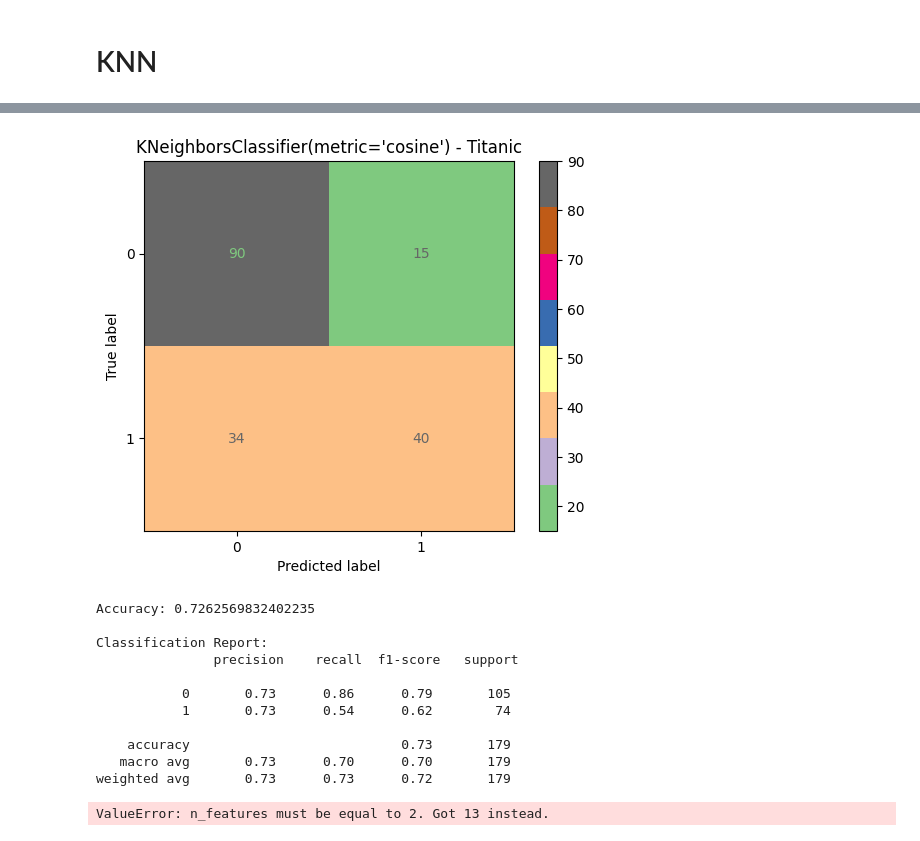
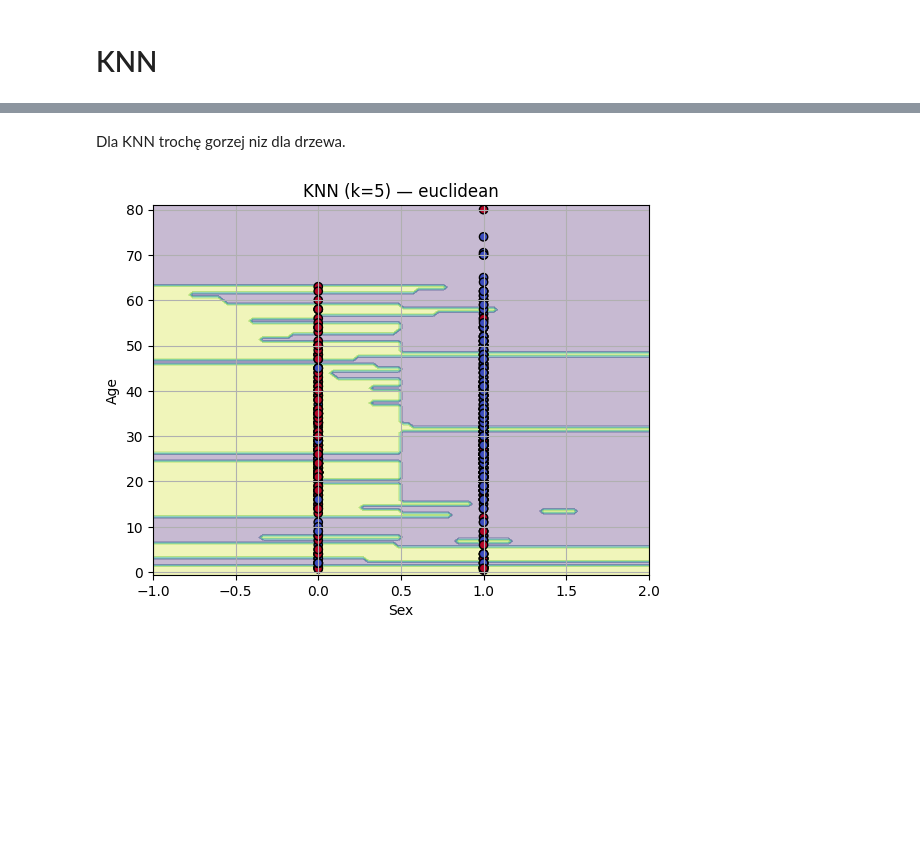
Before and after one commit to Solvro/ml-wakacyjne-wyzwanie-2025, a Jupyter notebook: 2_ml/ML_zadanie.ipynb, the cells around one changed output, grey strips where cells are left out. Cells and saved outputs as stored; diff of their text form; code cells hidden in the pictures; blank space fills up the shorter version.

```diff
--- a/2_ml/ML_zadanie.ipynb
+++ b/2_ml/ML_zadanie.ipynb
@@ -202,0 +227,5 @@ weighted avg       0.34      0.59      0.43       179
+# %%
+dum = DummyClassifier(strategy="most_frequent")
+dum.fit(X_train, y_train)
+y_pred = dum.predict(X_test)
+plot_confusion_matrix(y_test, y_pred, dum)
@@ -206,7 +248,9 @@ Zatem misja: mieć dokładność co najmniej 60%
 ## DecisionTreeClassifier
 # %%
 tree = DecisionTreeClassifier(criterion='entropy', max_depth=5, random_state=42)
-test_model(tree)
+tree.fit(X_train, y_train)
+y_pred = tree.predict(X_test)
+plot_confusion_matrix(y_test, y_pred, tree)
 # %% [output]
 [figure]
 Accuracy: 0.7988826815642458
@@ -233,2 +277,8 @@ Wyszło takie drewo
 # %% [markdown]
 # KNN
+# %%
+features = ['Sex', 'Age']
+clf = KNeighborsClassifier(n_neighbors=5, metric='euclidean')
+clf.fit(X_train[features], y_train)
+y_pred = clf.predict(X_test[features])
+plot_confusion_matrix(y_test, y_pred, clf)
@@ -235,25 +298,9 @@ Wyszło takie drewo
+# %% [markdown]
+Dla KNN trochę gorzej niz dla drzewa.
 # %%
-knn = KNeighborsClassifier(n_neighbors=5, metric='cosine')
-test_model(knn)
-
-DecisionBoundaryDisplay.from_estimator(knn, X_test, response_method="predict", alpha=0.3)
-plt.scatter(X_test[:, 0], X_test[:, 1], c=y_test, cmap='coolwarm', edgecolor='k')
-plt.title("KNN z cosine similarity (k=5)")
-plt.xlabel("Cecha 1")
-plt.ylabel("Cecha 2")
-plt.grid(True)
-plt.show()
+DecisionBoundaryDisplay.from_estimator(clf, X_train[features], response_method="predict", alpha=0.3)
+plt.scatter(X_train[features[0]], X_train[features[1]], c=y_train, cmap='coolwarm', edgecolor='k')
+plt.title("KNN (k=5) — euclidean")
+plt.xlabel(features[0]); plt.ylabel(features[1]); plt.grid(True); plt.show()
 # %% [output]
-[figure, old version]
+[figure, new version]
-Accuracy: 0.7262569832402235
-
-Classification Report:
-               precision    recall  f1-score   support
-
-           0       0.73      0.86      0.79       105
-           1       0.73      0.54      0.62        74
-
-    accuracy                           0.73       179
-   macro avg       0.73      0.70      0.70       179
-weighted avg       0.73      0.73      0.72       179
-ValueError: n_features must be equal to 2. Got 13 instead.
```
Also changed, not shown: parts of 27 cells of this notebook.
